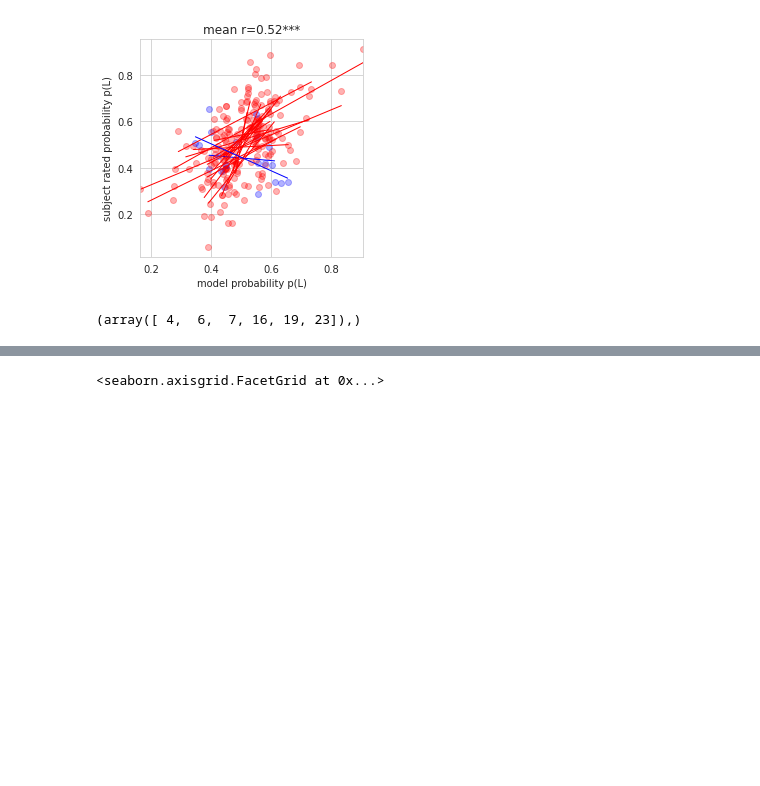
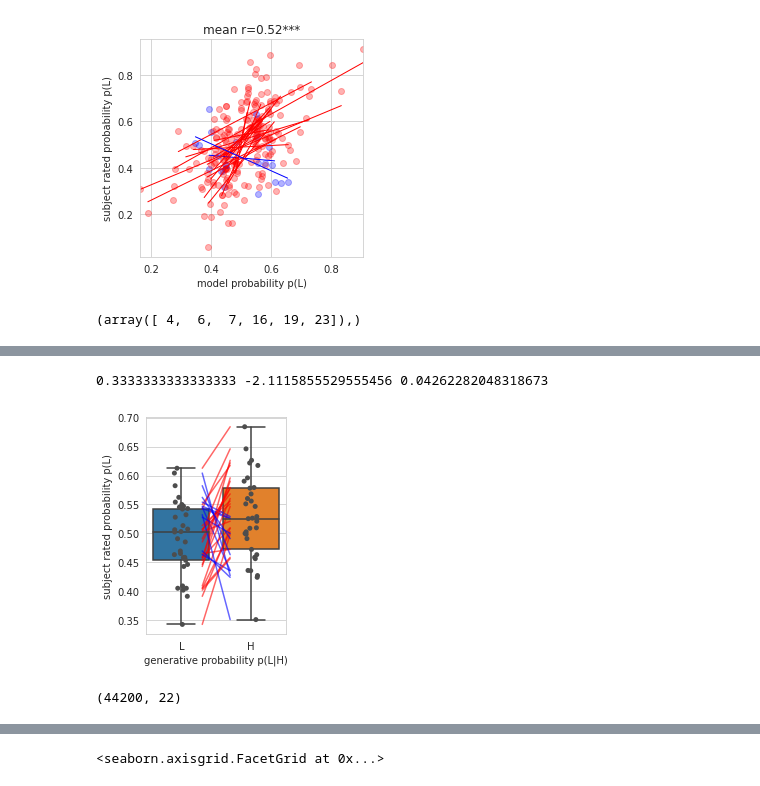
Before and after one commit to syzhang/tsl_hbi, a Jupyter notebook: model_gen/plot_params.ipynb, the cells around one changed output, grey strips where cells are left out. Cells and saved outputs as stored; diff of their text form; code cells hidden in the pictures; blank space fills up the shorter version.

```diff
--- a/model_gen/plot_params.ipynb
+++ b/model_gen/plot_params.ipynb
@@ -172,0 +328,6 @@ plot_bins(df_pmod, sj_idx=None, model=None)
+# %%
+plot_bins_gensj(df_gm, sj_idx=None, cut_num=2)
+plt.savefig('./figs/genobs_2bins_practice.png', bbox_inches='tight')
+# %% [output]
+0.3333333333333333 -2.1115855529555456 0.04262282048318673
+[figure, added]
@@ -172,0 +393,8 @@ plot_bins(df_pmod, sj_idx=None, model=None)
+# %%
+df_pmod = pd.read_csv('./local_output/fmri_io_jump_freq.csv')
+df_gen = pd.read_csv('../data/fmri_behavioural_new.csv')
+df_genmod = pd.concat([df_gen, df_pmod], axis=1)
+df_gm = df_genmod.loc[:,~df_genmod.columns.duplicated()]
+df_gm.shape
+# %% [output]
+(44200, 22)
```
Also changed, not shown: parts of 15 cells of this notebook, 4 other files.
